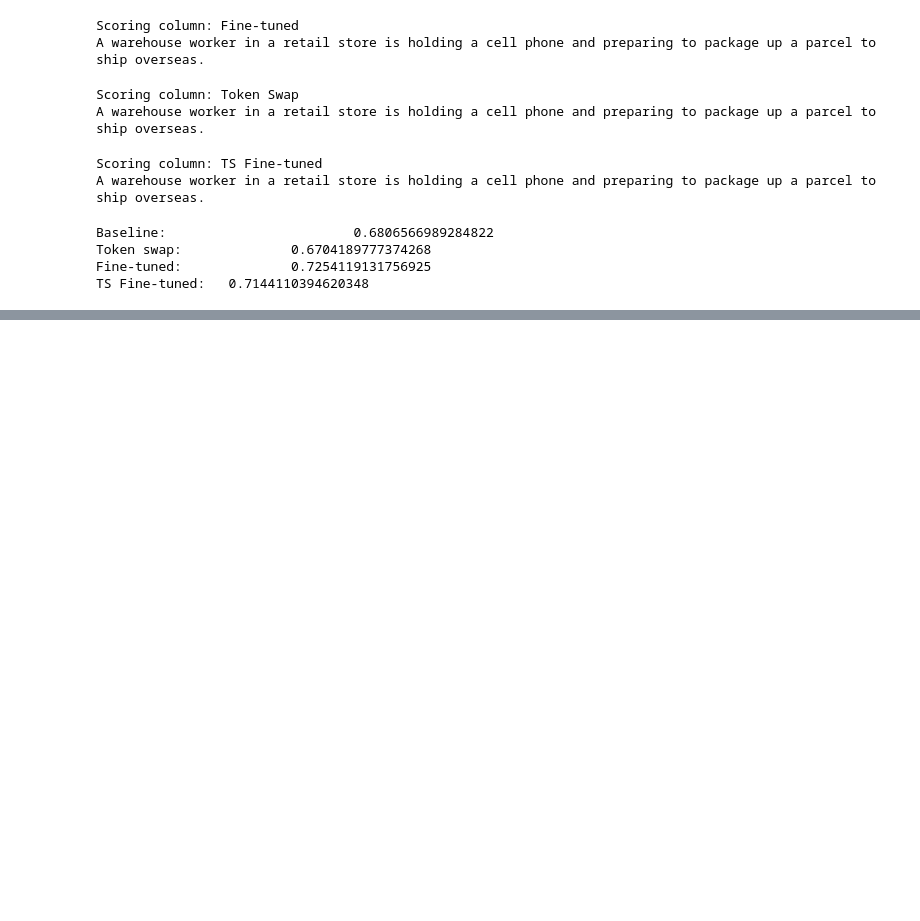
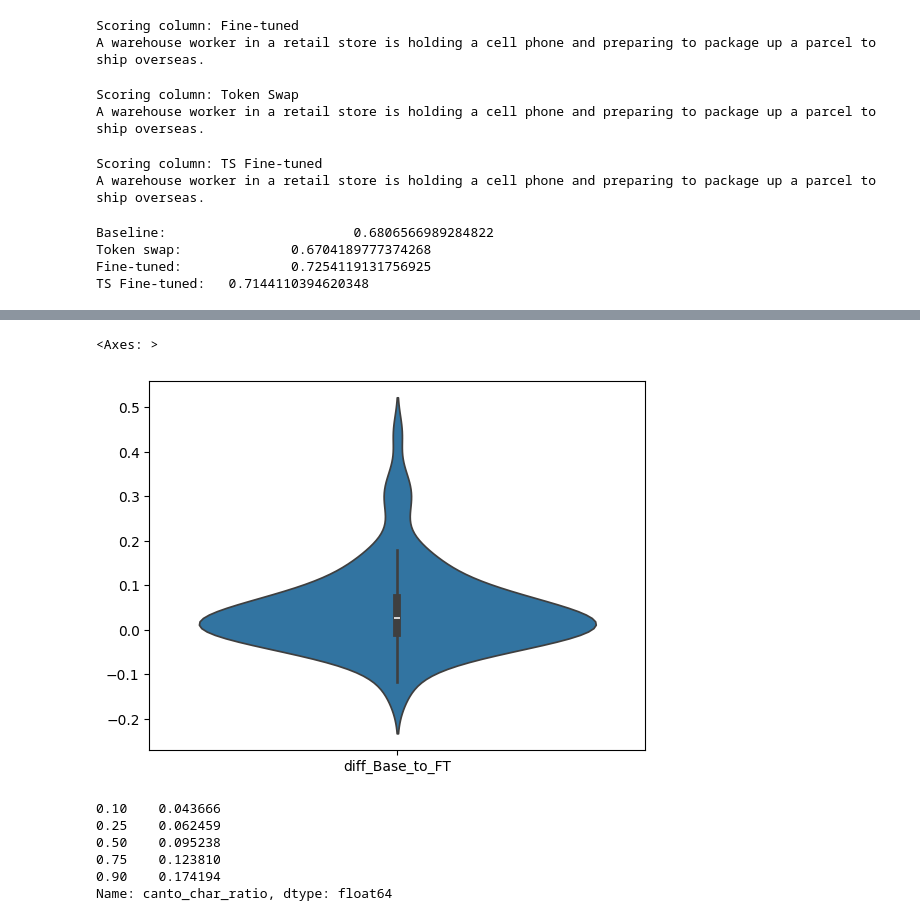
Before and after one commit to au-nlp/project-milestone-p2-group21, a Jupyter notebook: data_processing.ipynb, the cells around one changed output, grey strips where cells are left out. Cells and saved outputs as stored; diff of their text form; code cells hidden in the pictures; blank space fills up the shorter version.

```diff
--- a/data_processing.ipynb
+++ b/data_processing.ipynb
@@ -133,0 +190,5 @@ FileNotFoundError: [Errno 2] No such file or directory: 'unlabelled/character_cl
+# %%
+merged_df['diff_Base_to_TS'] =    merged_df['Token Swap_BLEURT']    - merged_df['Baseline_BLEURT']
+merged_df['diff_Base_to_FT'] =    merged_df['Fine-tuned_BLEURT']    - merged_df['Baseline_BLEURT']
+merged_df['diff_Base_to_TSFT'] =  merged_df['TS Fine-tuned_BLEURT'] - merged_df['Baseline_BLEURT']
+merged_df['diff_FT_to_TSFT'] =   merged_df['TS Fine-tuned_BLEURT'] - merged_df['Fine-tuned_BLEURT']
@@ -133,0 +230,14 @@ FileNotFoundError: [Errno 2] No such file or directory: 'unlabelled/character_cl
+# %%
+sns.violinplot(data=merged_df[['diff_Base_to_FT']])
+# %% [output]
+<Axes: >
+[figure, added]
+# %%
+merged_df['canto_char_ratio'].quantile([0.1, 0.25, 0.5, 0.75, 0.9])
+# %% [output]
+0.10    0.043666
+0.25    0.062459
+0.50    0.095238
+0.75    0.123810
+0.90    0.174194
+Name: canto_char_ratio, dtype: float64
```
Also changed, not shown: parts of 12 cells of this notebook, 10 other files.
